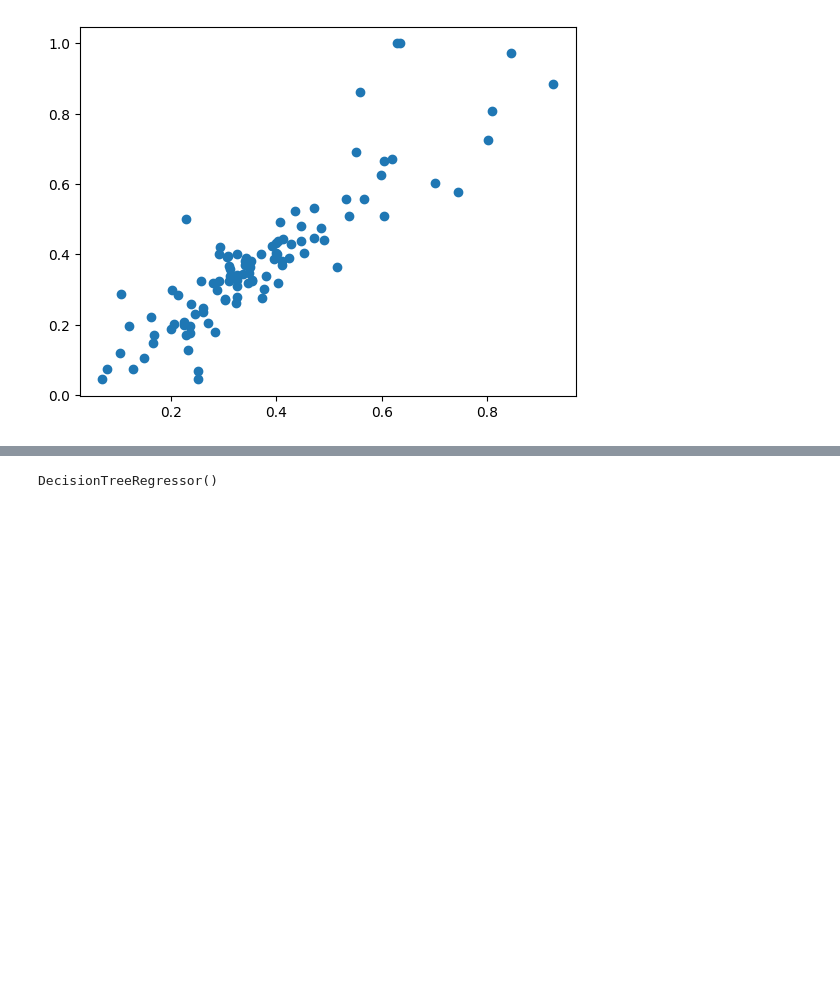
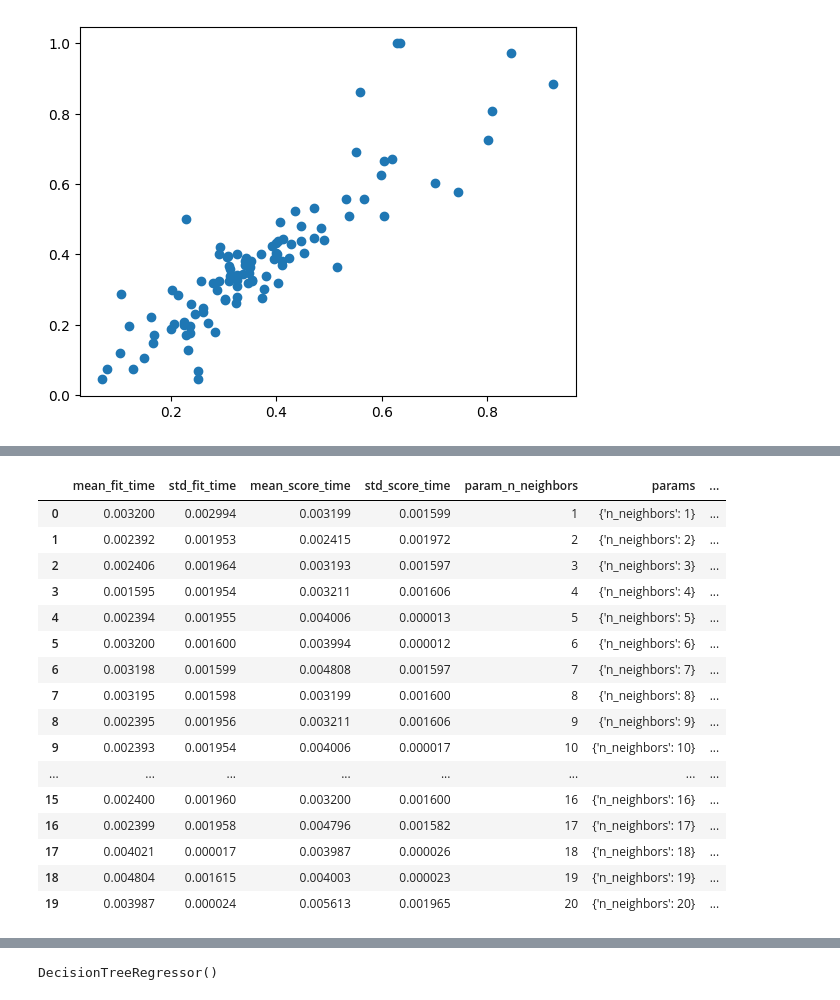
Before and after one commit to sanjayan1734/19CSE305-Sem-V-term-project, a Jupyter notebook: main.ipynb, the cells around one changed output, grey strips where cells are left out. Cells and saved outputs as stored; diff of their text form; code cells hidden in the pictures; blank space fills up the shorter version.

```diff
--- a/main.ipynb
+++ b/main.ipynb
@@ -215,0 +272,21 @@ plt.scatter(knnPred,y_test)
+# %%
+gsRes = pd.DataFrame(gsmodel.cv_results_)
+gsRes
+# %% [output]
+|  | mean_fit_time | std_fit_time | mean_score_time | std_score_time | param_n_neighbors | params | ... |
+| 0 | 0.003200 | 0.002994 | 0.003199 | 0.001599 | 1 | {'n_neighbors': 1} | ... |
+| 1 | 0.002392 | 0.001953 | 0.002415 | 0.001972 | 2 | {'n_neighbors': 2} | ... |
+| 2 | 0.002406 | 0.001964 | 0.003193 | 0.001597 | 3 | {'n_neighbors': 3} | ... |
+| 3 | 0.001595 | 0.001954 | 0.003211 | 0.001606 | 4 | {'n_neighbors': 4} | ... |
+| 4 | 0.002394 | 0.001955 | 0.004006 | 0.000013 | 5 | {'n_neighbors': 5} | ... |
+| 5 | 0.003200 | 0.001600 | 0.003994 | 0.000012 | 6 | {'n_neighbors': 6} | ... |
+| 6 | 0.003198 | 0.001599 | 0.004808 | 0.001597 | 7 | {'n_neighbors': 7} | ... |
+| 7 | 0.003195 | 0.001598 | 0.003199 | 0.001600 | 8 | {'n_neighbors': 8} | ... |
+| 8 | 0.002395 | 0.001956 | 0.003211 | 0.001606 | 9 | {'n_neighbors': 9} | ... |
+| 9 | 0.002393 | 0.001954 | 0.004006 | 0.000017 | 10 | {'n_neighbors': 10} | ... |
+| ... | ... | ... | ... | ... | ... | ... | ... |
+| 15 | 0.002400 | 0.001960 | 0.003200 | 0.001600 | 16 | {'n_neighbors': 16} | ... |
+| 16 | 0.002399 | 0.001958 | 0.004796 | 0.001582 | 17 | {'n_neighbors': 17} | ... |
+| 17 | 0.004021 | 0.000017 | 0.003987 | 0.000026 | 18 | {'n_neighbors': 18} | ... |
+| 18 | 0.004804 | 0.001615 | 0.004003 | 0.000023 | 19 | {'n_neighbors': 19} | ... |
+| 19 | 0.003987 | 0.000024 | 0.005613 | 0.001965 | 20 | {'n_neighbors': 20} | ... |
```
Also changed, not shown: parts of 7 cells of this notebook.
